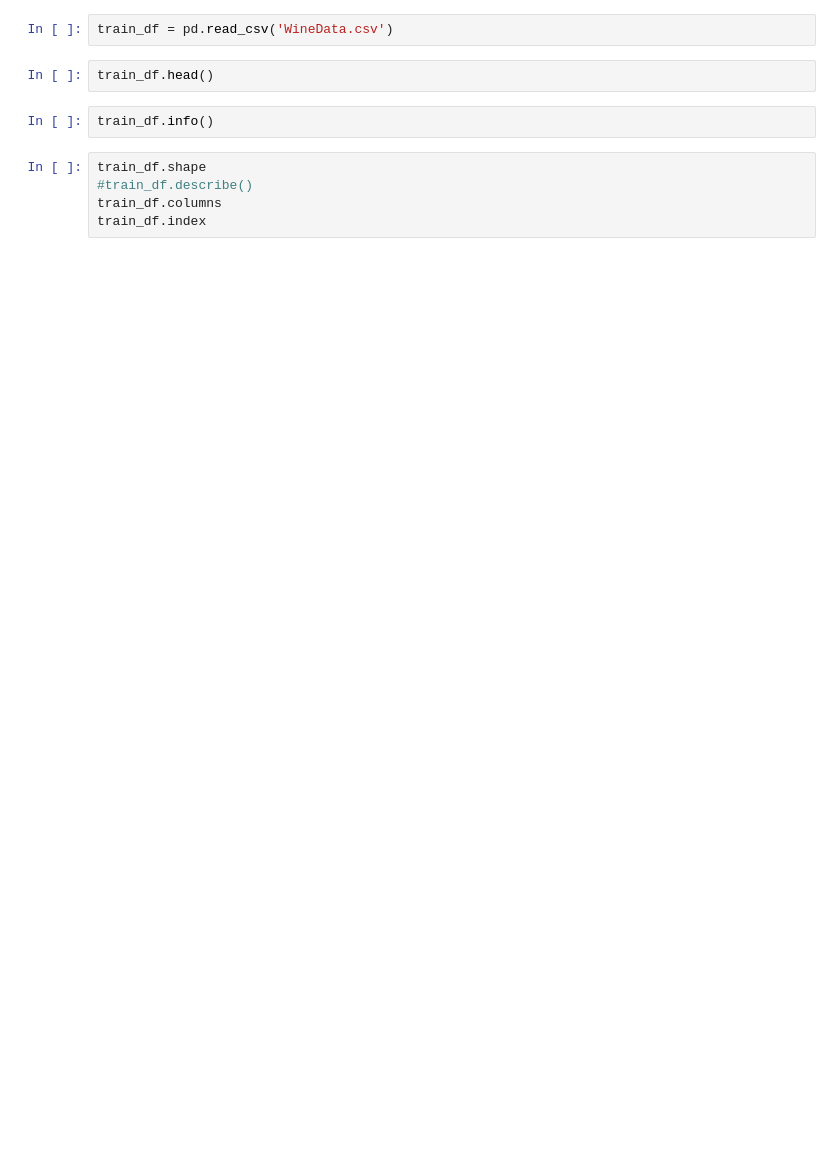
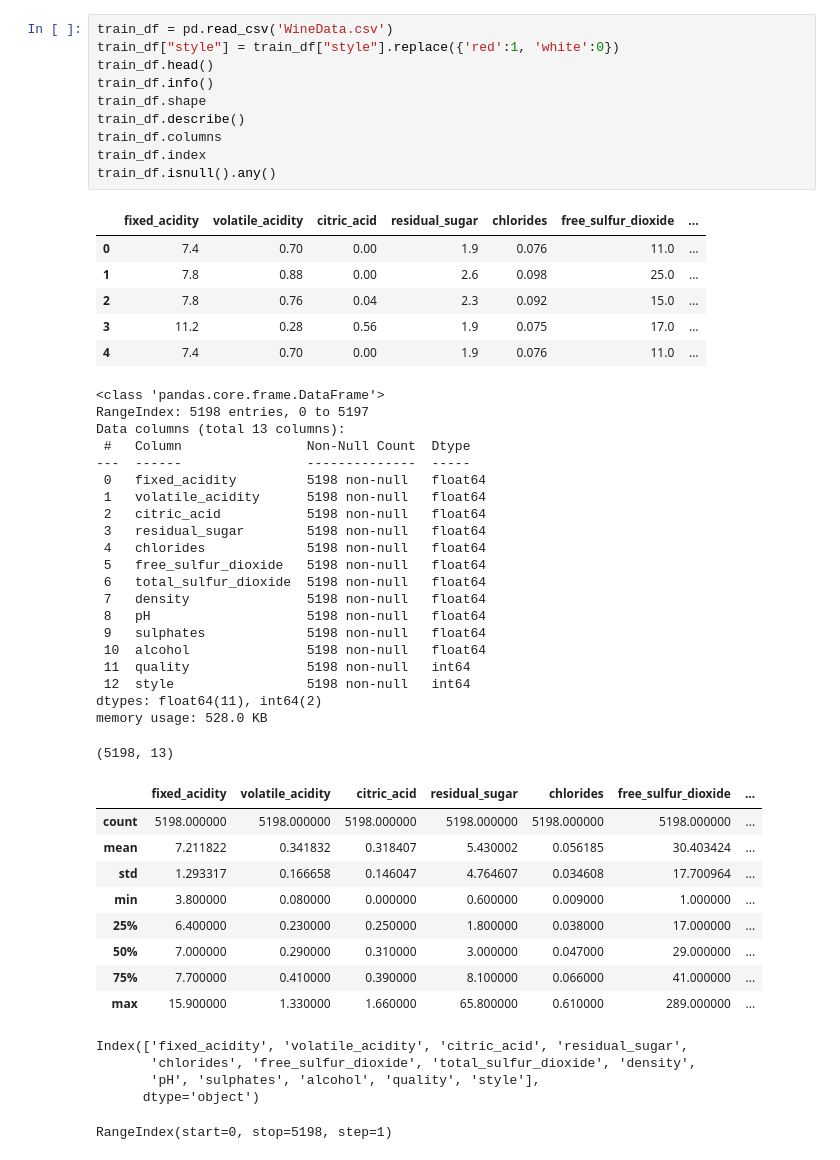
Before and after one commit to satyaprakash799/wine-quality-prediction, a Jupyter notebook: code_wine.ipynb, the cells around one changed output. Drawn from its saved outputs; the diff is of its cells as text; blank space fills up the shorter version.

```diff
--- a/code_wine.ipynb
+++ b/code_wine.ipynb
@@ -8,13 +12,54 @@ from sklearn.metrics import mean_squared_error
 from IPython.core.interactiveshell import InteractiveShell
 InteractiveShell.ast_node_interactivity = "all"
-# %%
-train_df = pd.read_csv('WineData.csv')
-# %%
-train_df.head()
-# %%
-train_df.info()
-# %%
-train_df.shape
-#train_df.describe()
-train_df.columns
-train_df.index
+# %%
+train_df = pd.read_csv('WineData.csv')
+train_df["style"] = train_df["style"].replace({'red':1, 'white':0})
+train_df.head()
+train_df.info()
+train_df.shape
+train_df.describe()
+train_df.columns
+train_df.index
+train_df.isnull().any()
+# %% [output]
+|  | fixed_acidity | volatile_acidity | citric_acid | residual_sugar | chlorides | free_sulfur_dioxide | ... |
+| 0 | 7.4 | 0.70 | 0.00 | 1.9 | 0.076 | 11.0 | ... |
+| 1 | 7.8 | 0.88 | 0.00 | 2.6 | 0.098 | 25.0 | ... |
+| 2 | 7.8 | 0.76 | 0.04 | 2.3 | 0.092 | 15.0 | ... |
+| 3 | 11.2 | 0.28 | 0.56 | 1.9 | 0.075 | 17.0 | ... |
+| 4 | 7.4 | 0.70 | 0.00 | 1.9 | 0.076 | 11.0 | ... |
+<class 'pandas.core.frame.DataFrame'>
+RangeIndex: 5198 entries, 0 to 5197
+Data columns (total 13 columns):
+ #   Column                Non-Null Count  Dtype
+---  ------                --------------  -----
+ 0   fixed_acidity         5198 non-null   float64
+ 1   volatile_acidity      5198 non-null   float64
+ 2   citric_acid           5198 non-null   float64
+ 3   residual_sugar        5198 non-null   float64
+ 4   chlorides             5198 non-null   float64
+ 5   free_sulfur_dioxide   5198 non-null   float64
+ 6   total_sulfur_dioxide  5198 non-null   float64
+ 7   density               5198 non-null   float64
+ 8   pH                    5198 non-null   float64
+ 9   sulphates             5198 non-null   float64
+ 10  alcohol               5198 non-null   float64
+ 11  quality               5198 non-null   int64
+ 12  style                 5198 non-null   int64
+dtypes: float64(11), int64(2)
+memory usage: 528.0 KB
+(5198, 13)
+|  | fixed_acidity | volatile_acidity | citric_acid | residual_sugar | chlorides | free_sulfur_dioxide | ... |
+| count | 5198.000000 | 5198.000000 | 5198.000000 | 5198.000000 | 5198.000000 | 5198.000000 | ... |
+| mean | 7.211822 | 0.341832 | 0.318407 | 5.430002 | 0.056185 | 30.403424 | ... |
+| std | 1.293317 | 0.166658 | 0.146047 | 4.764607 | 0.034608 | 17.700964 | ... |
+| min | 3.800000 | 0.080000 | 0.000000 | 0.600000 | 0.009000 | 1.000000 | ... |
+| 25% | 6.400000 | 0.230000 | 0.250000 | 1.800000 | 0.038000 | 17.000000 | ... |
+| 50% | 7.000000 | 0.290000 | 0.310000 | 3.000000 | 0.047000 | 29.000000 | ... |
+| 75% | 7.700000 | 0.410000 | 0.390000 | 8.100000 | 0.066000 | 41.000000 | ... |
+| max | 15.900000 | 1.330000 | 1.660000 | 65.800000 | 0.610000 | 289.000000 | ... |
+Index(['fixed_acidity', 'volatile_acidity', 'citric_acid', 'residual_sugar',
+       'chlorides', 'free_sulfur_dioxide', 'total_sulfur_dioxide', 'density',
+       'pH', 'sulphates', 'alcohol', 'quality', 'style'],
+      dtype='object')
+RangeIndex(start=0, stop=5198, step=1)
```
Also changed, not shown: parts of 15 cells of this notebook.
